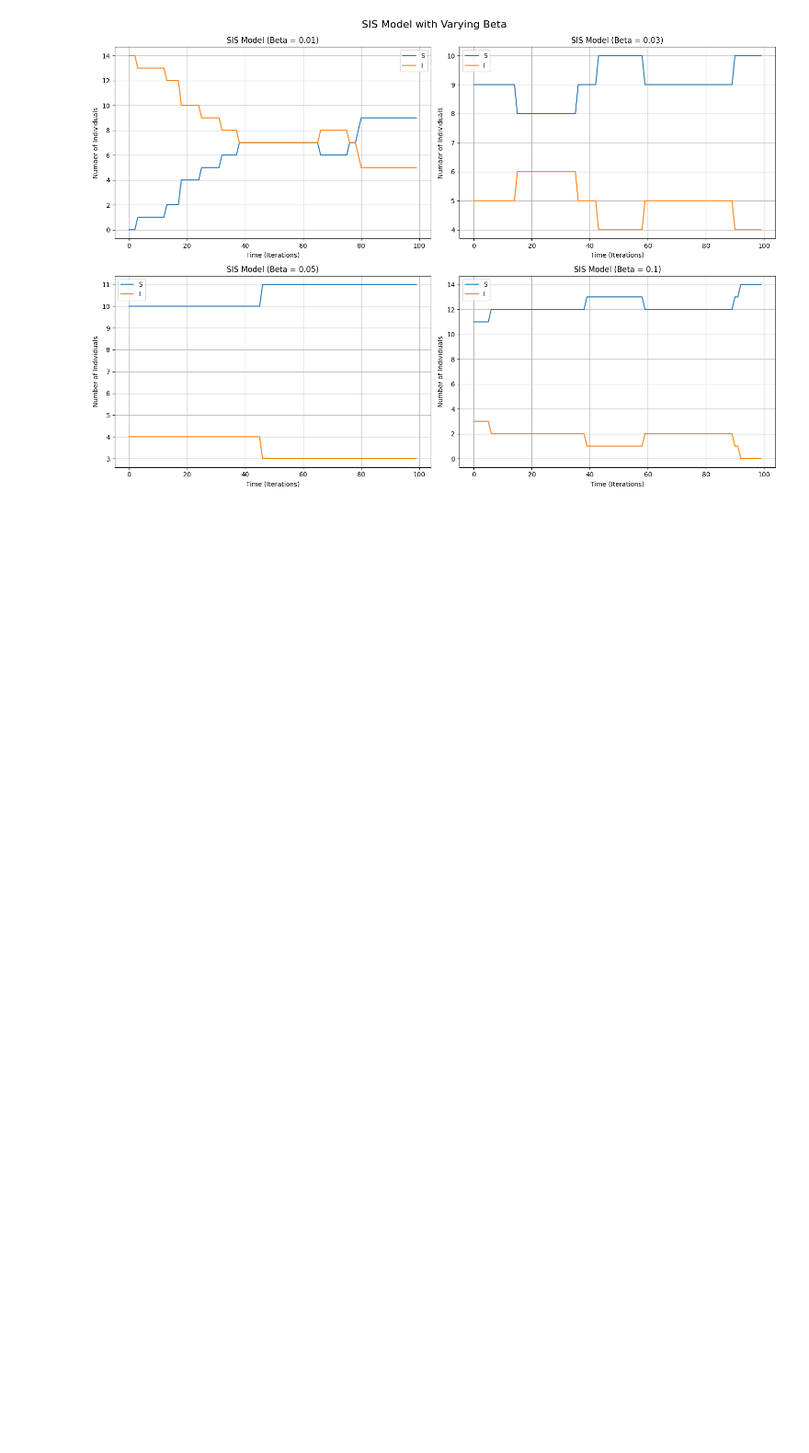
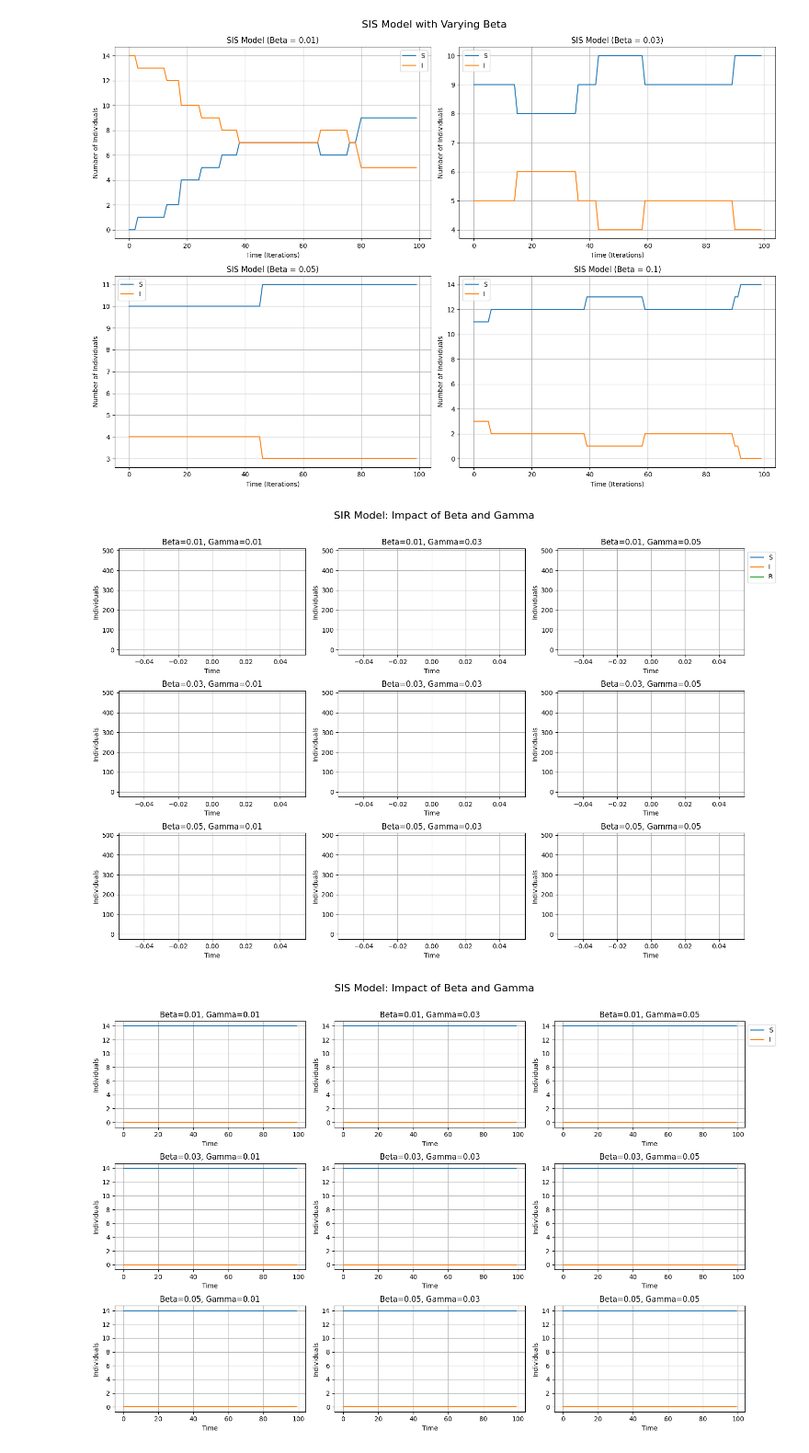
Before and after one commit to younestr/TP_Scientific_networkX, a Jupyter notebook: propagation_barabasi.ipynb, the cells around one changed output. Shown at 92% size. Cells and saved outputs as stored; diff of their text form; code cells hidden in the pictures; blank space fills up the shorter version.

```diff
--- a/propagation_barabasi.ipynb
+++ b/propagation_barabasi.ipynb
@@ -235,3 +235,45 @@ visualize_with_varying_beta(simulate_SIS, G, 'SIS', gamma=gamma, max_iterations=
 [figure]
 [figure]
 [figure]
+# %%
+# Define beta and gamma values
+beta_values = [0.01, 0.03, 0.05]
+gamma_values = [0.01, 0.03, 0.05]
+
+# Function to visualize model behavior for combinations of beta and gamma
+def visualize_beta_gamma_combinations(model_function, G, model_name, max_iterations=100):
+    fig, axes = plt.subplots(len(beta_values), len(gamma_values), figsize=(15, 10))
+    fig.suptitle(f'{model_name} Model: Impact of Beta and Gamma', fontsize=16)
+
+    for i, beta in enumerate(beta_values):
+        for j, gamma in enumerate(gamma_values):
+            # Simulate the model
+            results = model_function(G, beta, gamma, max_iterations)
+
+            # Plot results
+            ax = axes[i, j]
+            for state, values in results.items():
+                ax.plot(values, label=state)
+
+            ax.set_title(f'Beta={beta}, Gamma={gamma}')
+            ax.set_xlabel('Time')
+            ax.set_ylabel('Individuals')
+            ax.grid()
+            if i == 0 and j == len(gamma_values) - 1:
+                ax.legend(loc='upper left', bbox_to_anchor=(1, 1))
+
+    plt.tight_layout()
+    plt.subplots_adjust(top=0.9)
+    plt.show()
+
+# Example usage
+max_iterations = 100
+
+# SIR Model
+visualize_beta_gamma_combinations(simulate_SIR, G, 'SIR', max_iterations=max_iterations)
+
+# SIS Model
+visualize_beta_gamma_combinations(simulate_SIS, G, 'SIS', max_iterations=max_iterations)
+# %% [output]
+[figure, added]
+[figure, added]
```
